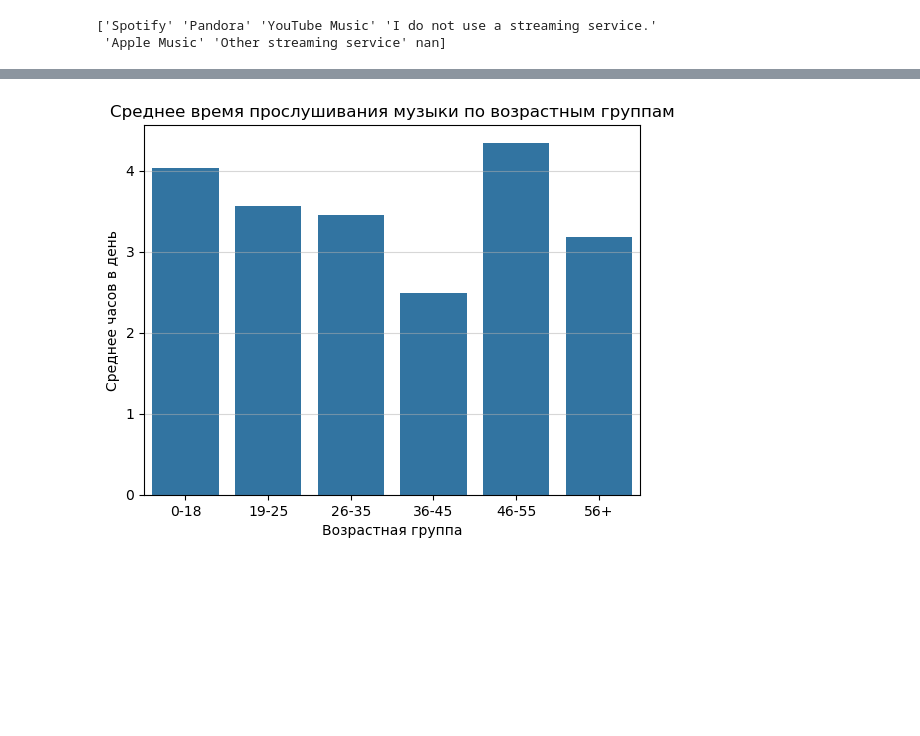
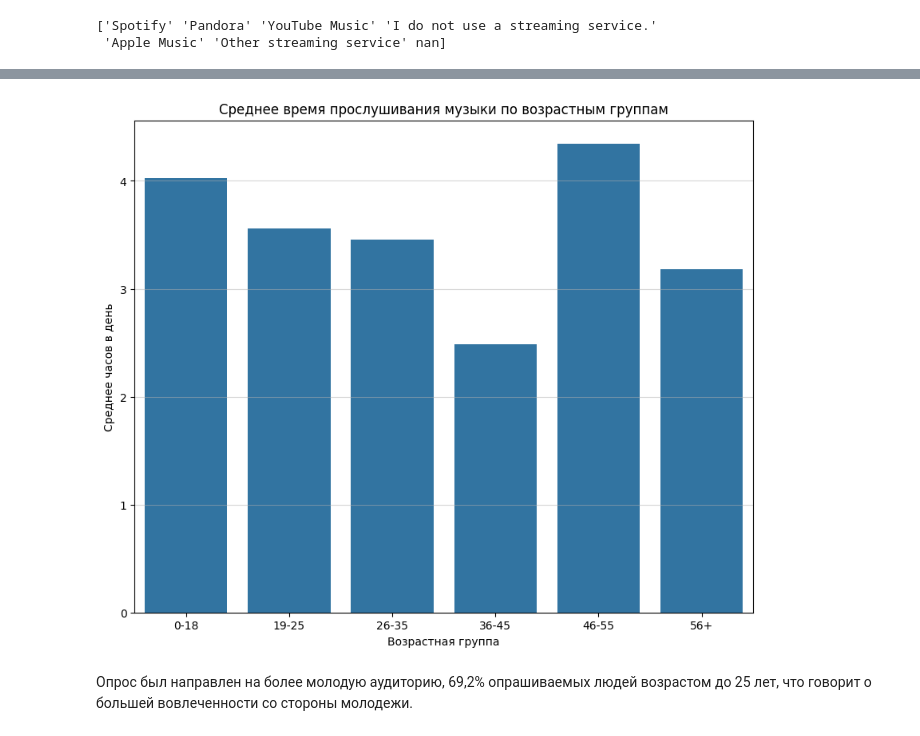
Before and after one commit to mikhailvasilevm/musical_dataset_analys, a Jupyter notebook: project.ipynb, the cells around one changed output, grey strips where cells are left out. Saved outputs shown, nothing was run; the diff lists cells and outputs as text; code cells hidden in the pictures; blank space fills up the shorter version.

```diff
--- a/project.ipynb
+++ b/project.ipynb
@@ -69,33 +77,42 @@ print(ratio)
 # %%
 def get_age_group(age):
-    if 0 <= age < 18:
-        return '0-18'
-    elif 18 <= age <= 25:
-        return '19-25'
-    elif 26 <= age <= 35:
-        return '26-35'
-    elif 36 <= age <= 45:
-        return '36-45'
-    elif 46 <= age <= 55:
-        return '46-55'
-    elif age >= 56:
-        return '56+'
-    else:
-        return '56+'
+    try:
+        age_float = float(age)
+        if pd.isna(age_float):
+            return 'Unknown'
+        elif 0 <= age_float < 18:
+            return '0-18'
+        elif 18 <= age_float <= 25:
+            return '19-25'
+        elif 26 <= age_float <= 35:
+            return '26-35'
+        elif 36 <= age_float <= 45:
+            return '36-45'
+        elif 46 <= age_float <= 55:
+            return '46-55'
+        elif age_float > 55:
+            return '56+'
+        else:
+            return 'Unknown'
+    except:
+        return 'Unknown'
 
 df['Age_Group'] = df['Age'].apply(get_age_group)
-age_order = ['0-18', '19-25', '26-35', '36-45', '46-55', '56+']
+
+
 x = sns.barplot(data=df,
                 x='Age_Group',
                 y='Hours per day',
                 errorbar=None,
                 order=age_order)
+x.figure.set_size_inches(10, 8)
 x.set_title('Среднее время прослушивания музыки по возрастным группам')
 x.set_xlabel('Возрастная группа')
 x.set_ylabel('Среднее часов в день')
 x.grid(axis='y', alpha=0.5)
 
 print(df['Age_Group'].value_counts().sort_index())
-print(df['Age'].mean())
+young_audience = (153 + 356) / len(df) * 100  # 0-25 лет
+print(f"Молодежь (0-25 лет) составляет {young_audience:.1f}% аудитории")
 # %% [output]
 Age_Group
@@ -110,4 +128,6 @@ Name: count, dtype: int64
-[figure, old version]
+[figure, new version]
+# %% [markdown]
+Опрос был направлен на более молодую аудиторию, 69,2% опрашиваемых людей возрастом до 25 лет, что говорит о большей вовлеченности со стороны молодежи.
 # %%
 streaming_stats = df.groupby('Primary streaming service')['Hours per day'].agg(['mean'])
 streaming_stats = streaming_stats.drop('I do not use a streaming service.', errors='ignore')
```
Also changed, not shown: parts of 11 cells of this notebook.
